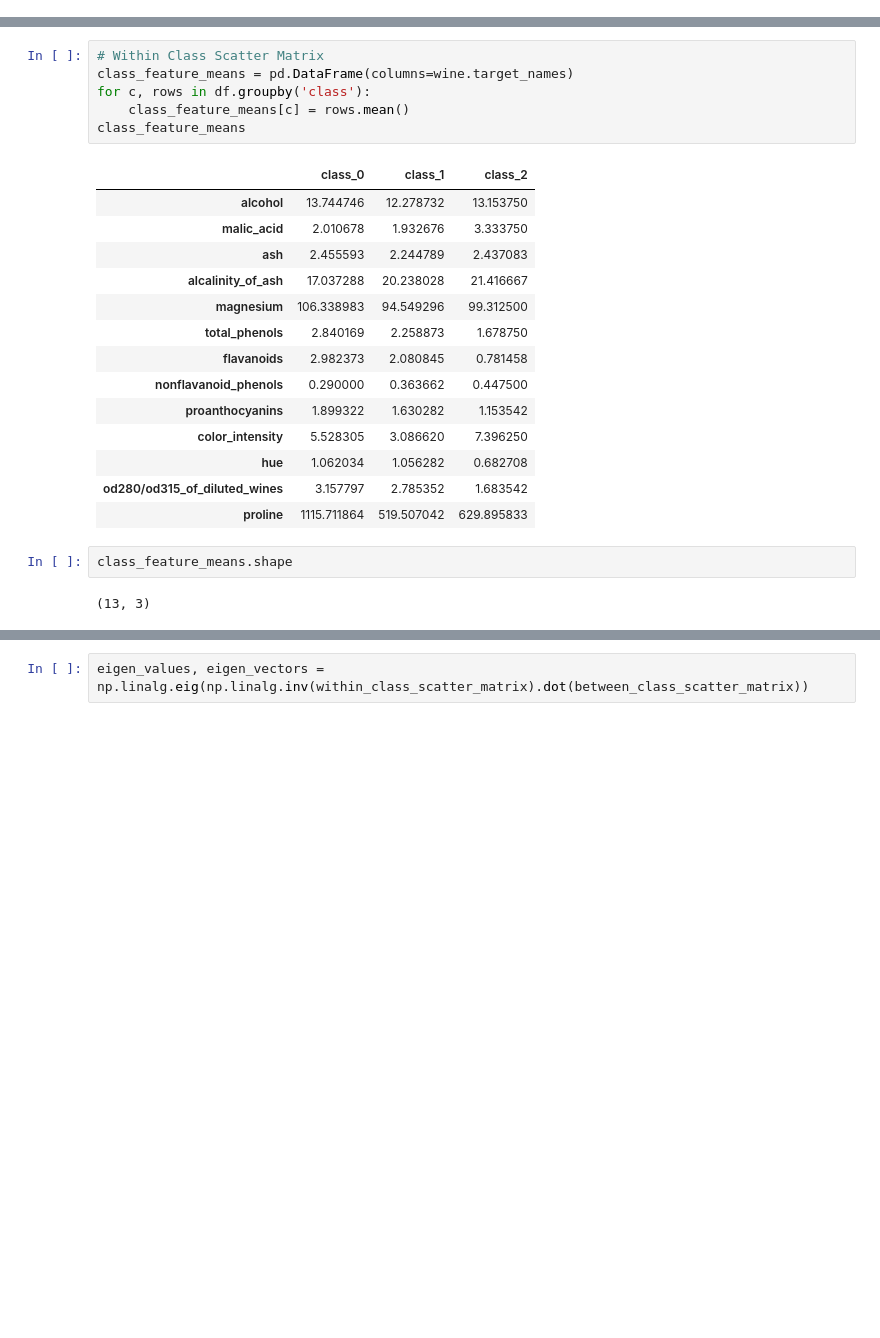
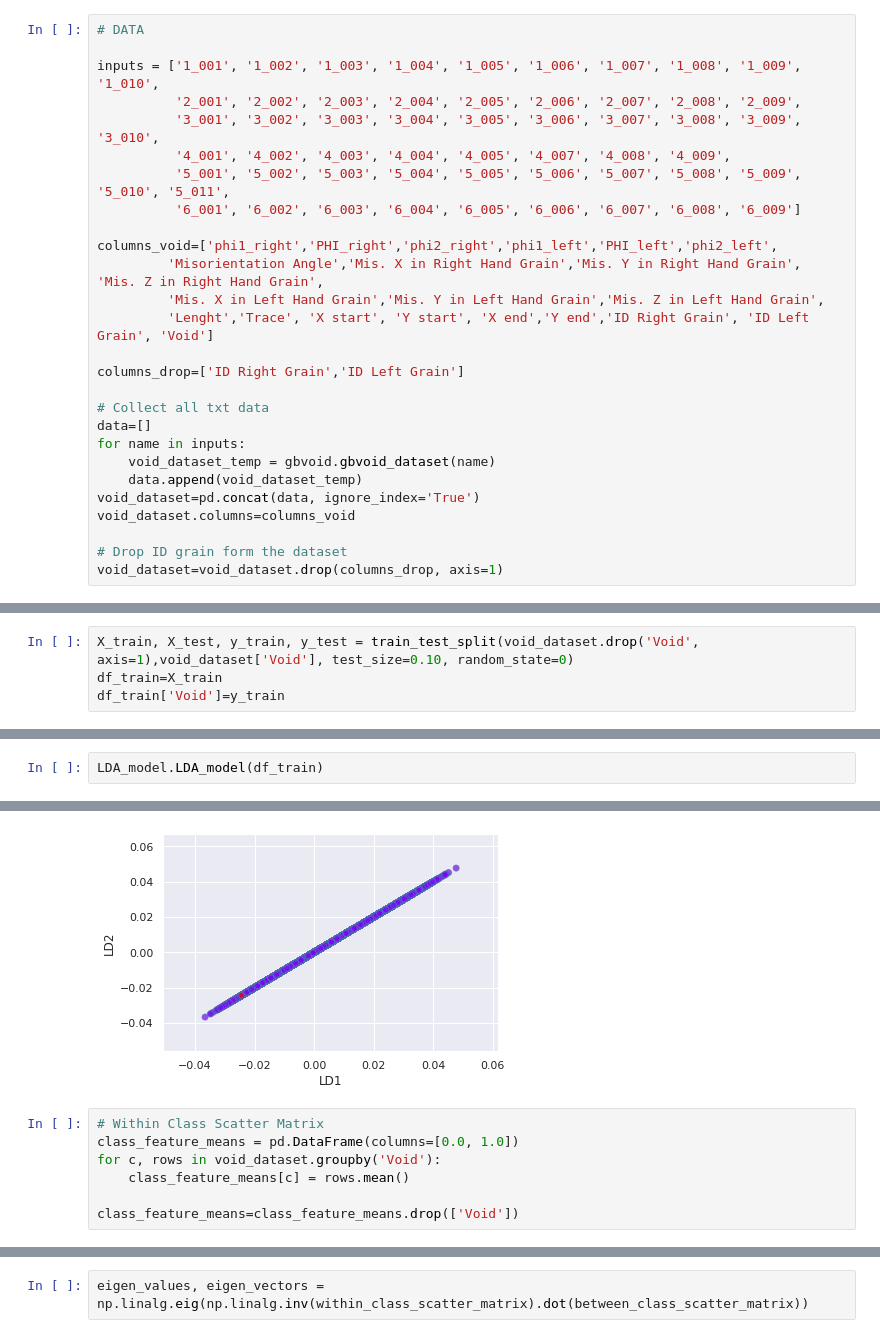
Before and after one commit to EstanisOrtiz/Indp_summer20, a Jupyter notebook: LDA_test.ipynb, the cells around one changed output, grey strips where cells are left out. Cells and saved outputs as stored; diff of their text form; blank space fills up the shorter version.

```diff
--- a/LDA_test.ipynb
+++ b/LDA_test.ipynb
@@ -34,0 +20,27 @@ df
+# %%
+# DATA
+
+inputs = ['1_001', '1_002', '1_003', '1_004', '1_005', '1_006', '1_007', '1_008', '1_009', '1_010',
+          '2_001', '2_002', '2_003', '2_004', '2_005', '2_006', '2_007', '2_008', '2_009',
+          '3_001', '3_002', '3_003', '3_004', '3_005', '3_006', '3_007', '3_008', '3_009', '3_010',
+          '4_001', '4_002', '4_003', '4_004', '4_005', '4_007', '4_008', '4_009',
+          '5_001', '5_002', '5_003', '5_004', '5_005', '5_006', '5_007', '5_008', '5_009', '5_010', '5_011',
+          '6_001', '6_002', '6_003', '6_004', '6_005', '6_006', '6_007', '6_008', '6_009']
+
+columns_void=['phi1_right','PHI_right','phi2_right','phi1_left','PHI_left','phi2_left',
+         'Misorientation Angle','Mis. X in Right Hand Grain','Mis. Y in Right Hand Grain', 'Mis. Z in Right Hand Grain',
+         'Mis. X in Left Hand Grain','Mis. Y in Left Hand Grain','Mis. Z in Left Hand Grain',
+         'Lenght','Trace', 'X start', 'Y start', 'X end','Y end','ID Right Grain', 'ID Left Grain', 'Void']
+
+columns_drop=['ID Right Grain','ID Left Grain']
+
+# Collect all txt data
+data=[]
+for name in inputs:
+    void_dataset_temp = gbvoid.gbvoid_dataset(name)
+    data.append(void_dataset_temp)
+void_dataset=pd.concat(data, ignore_index='True')
+void_dataset.columns=columns_void
+
+# Drop ID grain form the dataset
+void_dataset=void_dataset.drop(columns_drop, axis=1)
@@ -34,0 +52,4 @@ df
+# %%
+X_train, X_test, y_train, y_test = train_test_split(void_dataset.drop('Void', axis=1),void_dataset['Void'], test_size=0.10, random_state=0)
+df_train=X_train
+df_train['Void']=y_train
@@ -34,0 +72,3 @@ df
+# %%
+LDA_model.LDA_model(df_train)
+# %% [output]
@@ -35,26 +92,9 @@ df
+[figure, added]
 # %%
 # Within Class Scatter Matrix
-class_feature_means = pd.DataFrame(columns=wine.target_names)
-for c, rows in df.groupby('class'):
+class_feature_means = pd.DataFrame(columns=[0.0, 1.0])
+for c, rows in void_dataset.groupby('Void'):
     class_feature_means[c] = rows.mean()
-class_feature_means
+
+class_feature_means=class_feature_means.drop(['Void'])
-# %% [output]
-|  | class_0 | class_1 | class_2 |
-| alcohol | 13.744746 | 12.278732 | 13.153750 |
-| malic_acid | 2.010678 | 1.932676 | 3.333750 |
-| ash | 2.455593 | 2.244789 | 2.437083 |
-| alcalinity_of_ash | 17.037288 | 20.238028 | 21.416667 |
-| magnesium | 106.338983 | 94.549296 | 99.312500 |
-| total_phenols | 2.840169 | 2.258873 | 1.678750 |
-| flavanoids | 2.982373 | 2.080845 | 0.781458 |
-| nonflavanoid_phenols | 0.290000 | 0.363662 | 0.447500 |
-| proanthocyanins | 1.899322 | 1.630282 | 1.153542 |
-| color_intensity | 5.528305 | 3.086620 | 7.396250 |
-| hue | 1.062034 | 1.056282 | 0.682708 |
-| od280/od315_of_diluted_wines | 3.157797 | 2.785352 | 1.683542 |
-| proline | 1115.711864 | 519.507042 | 629.895833 |
-# %%
-class_feature_means.shape
-# %% [output]
-(13, 3)
 # %%
```
Also changed, not shown: parts of 27 cells of this notebook, 10 other files.
